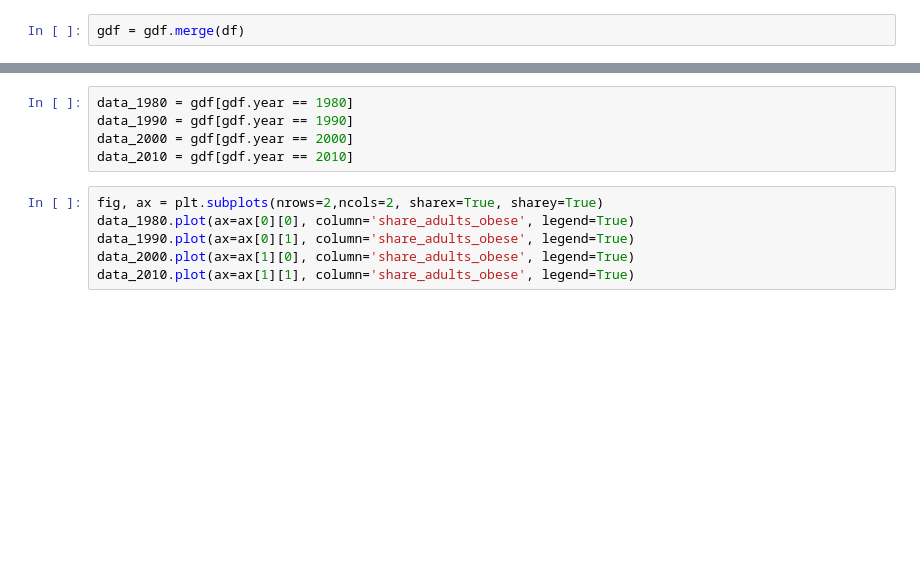
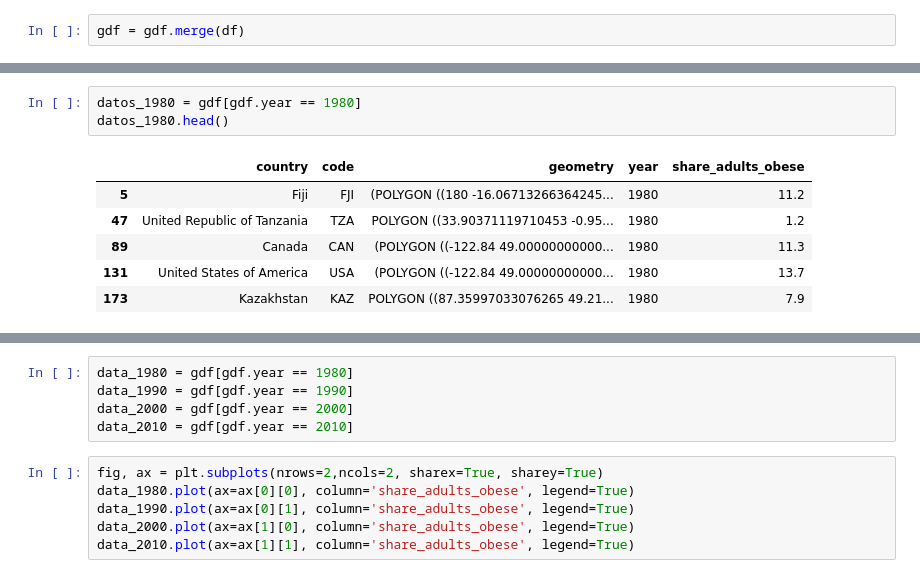
Before and after one commit to nextia-academy/analisis-datos-python, a Jupyter notebook: 7_Analisis_exploratorio_geoespacial_con_Geopandas/1_Análisis_Geoespacial_con_Geopandas.ipynb, the cells around one changed output, grey strips where cells are left out. Drawn from its saved outputs; the diff is of its cells as text; blank space fills up the shorter version.

```diff
--- a/7_Analisis_exploratorio_geoespacial_con_Geopandas/1_Análisis_Geoespacial_con_Geopandas.ipynb
+++ b/7_Analisis_exploratorio_geoespacial_con_Geopandas/1_Análisis_Geoespacial_con_Geopandas.ipynb
@@ -103,0 +248,10 @@ gdf.head()
+# %%
+datos_1980 = gdf[gdf.year == 1980]
+datos_1980.head()
+# %% [output]
+|  | country | code | geometry | year | share_adults_obese |
+| 5 | Fiji | FJI | (POLYGON ((180 -16.06713266364245... | 1980 | 11.2 |
+| 47 | United Republic of Tanzania | TZA | POLYGON ((33.90371119710453 -0.95... | 1980 | 1.2 |
+| 89 | Canada | CAN | (POLYGON ((-122.84 49.00000000000... | 1980 | 11.3 |
+| 131 | United States of America | USA | (POLYGON ((-122.84 49.00000000000... | 1980 | 13.7 |
+| 173 | Kazakhstan | KAZ | POLYGON ((87.35997033076265 49.21... | 1980 | 7.9 |
```
Also changed, not shown: parts of 32 cells of this notebook, 3 other files.
